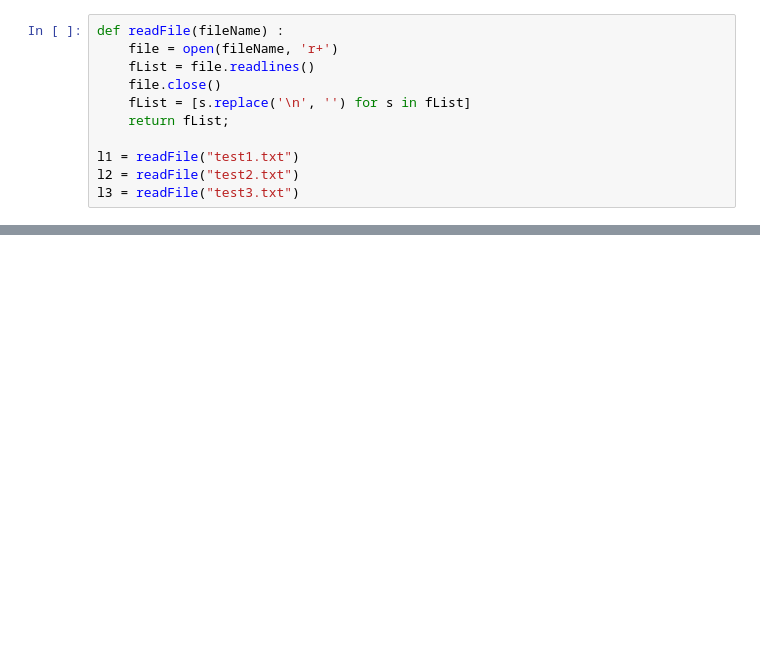
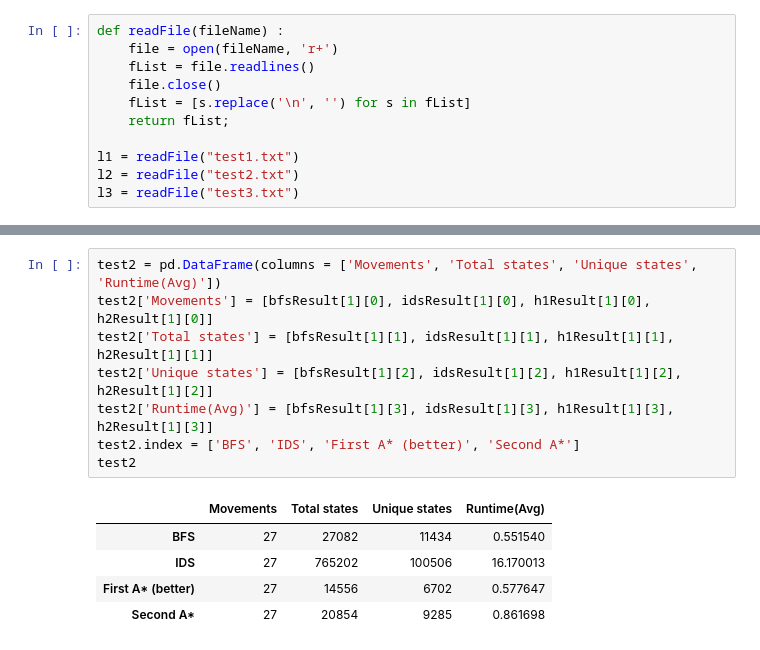
Before and after one commit to tahaShm/ai-search, a Jupyter notebook: ca1.ipynb, the cells around one changed output, grey strips where cells are left out. Drawn from its saved outputs; the diff is of its cells as text; blank space fills up the shorter version.

```diff
--- a/ca1.ipynb
+++ b/ca1.ipynb
@@ -89,0 +838,14 @@ ambulance y:  3
+# %%
+test2 = pd.DataFrame(columns = ['Movements', 'Total states', 'Unique states', 'Runtime(Avg)'])
+test2['Movements'] = [bfsResult[1][0], idsResult[1][0], h1Result[1][0], h2Result[1][0]]
+test2['Total states'] = [bfsResult[1][1], idsResult[1][1], h1Result[1][1], h2Result[1][1]]
+test2['Unique states'] = [bfsResult[1][2], idsResult[1][2], h1Result[1][2], h2Result[1][2]]
+test2['Runtime(Avg)'] = [bfsResult[1][3], idsResult[1][3], h1Result[1][3], h2Result[1][3]]
+test2.index = ['BFS', 'IDS', 'First A* (better)', 'Second A*']
+test2
+# %% [output]
+|  | Movements | Total states | Unique states | Runtime(Avg) |
+| BFS | 27 | 27082 | 11434 | 0.551540 |
+| IDS | 27 | 765202 | 100506 | 16.170013 |
+| First A* (better) | 27 | 14556 | 6702 | 0.577647 |
+| Second A* | 27 | 20854 | 9285 | 0.861698 |
```
Also changed, not shown: parts of 35 cells of this notebook, 6 other files.
